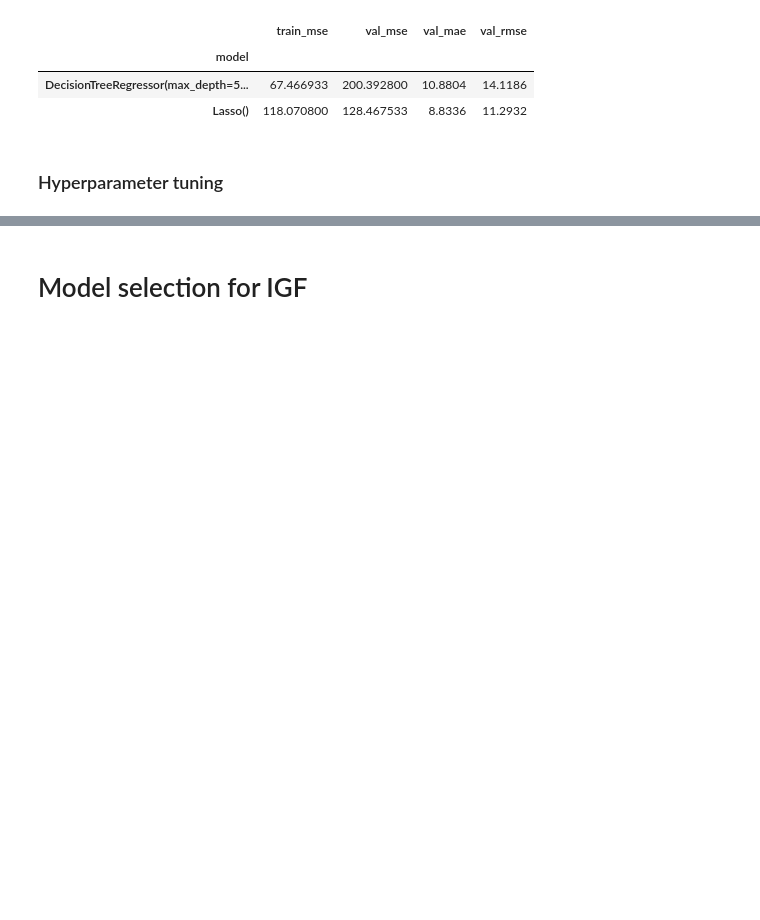
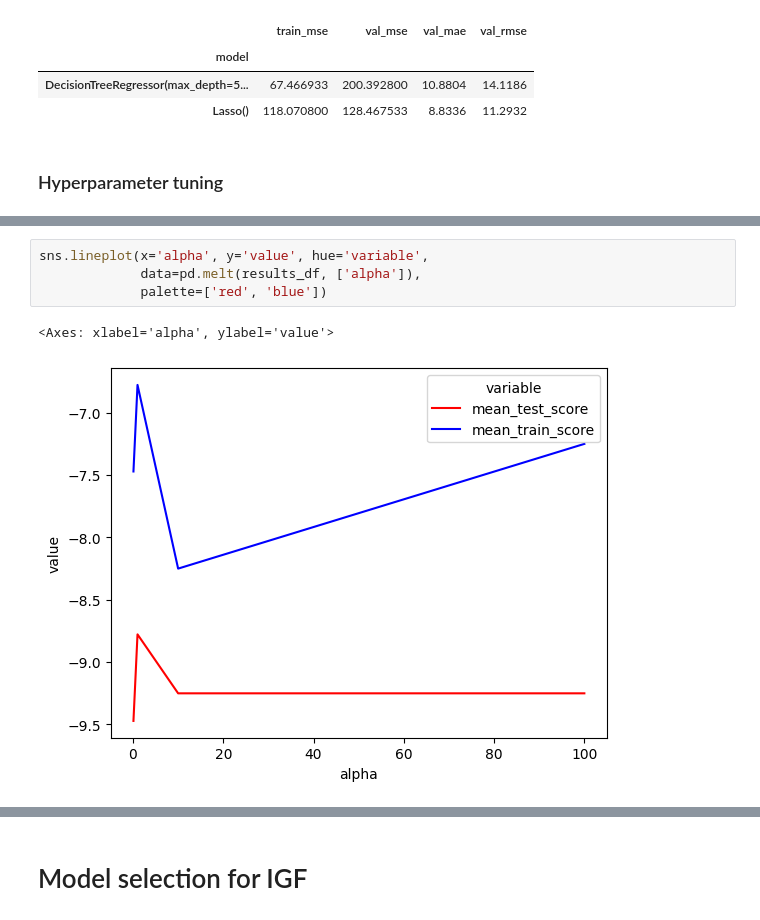
Before and after one commit to Karina-00/Master_project, a Jupyter notebook: training_models.ipynb, the cells around one changed output, grey strips where cells are left out. Saved outputs shown, nothing was run; the diff lists cells and outputs as text; blank space fills up the shorter version.

```diff
--- a/training_models.ipynb
+++ b/training_models.ipynb
@@ -1072,0 +1183,7 @@ ValueError: Integers to negative integer powers are not allowed.
+# %%
+sns.lineplot(x='alpha', y='value', hue='variable',
+             data=pd.melt(results_df, ['alpha']),
+             palette=['red', 'blue'])
+# %% [output]
+<Axes: xlabel='alpha', ylabel='value'>
+[figure, added]
```
Also changed, not shown: parts of 30 cells of this notebook, 4 other files.
